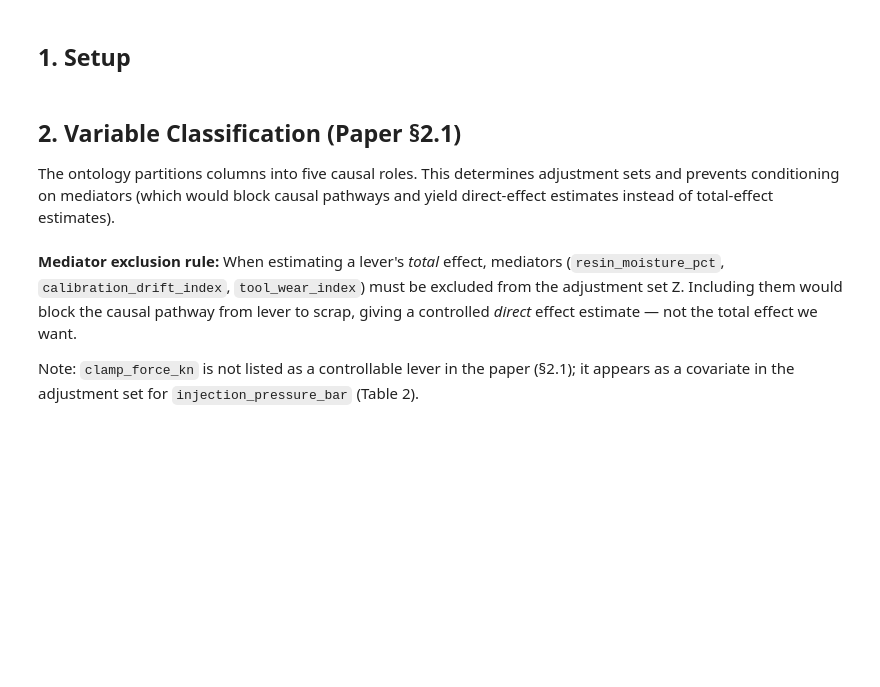
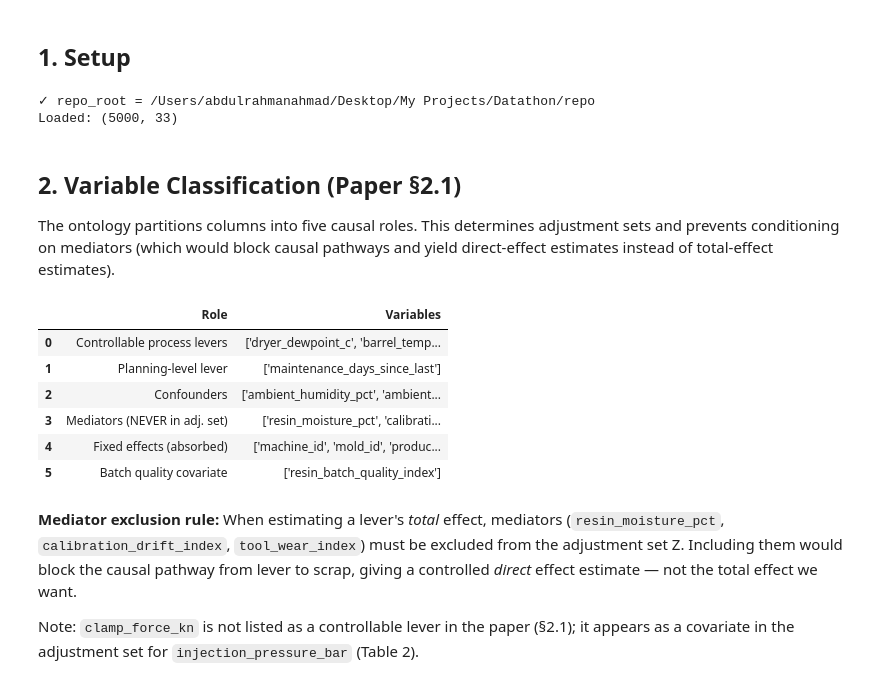
Before and after one commit to abdo2006-dev/datathon-CUB-2026, a Jupyter notebook: notebooks/02_dag_causal_analysis.ipynb, the cells around one changed output. Cells and saved outputs as stored; diff of their text form; code cells hidden in the pictures; blank space fills up the shorter version.

Commit message:
fixed notebooks not running + new figures generation

```diff
--- a/notebooks/02_dag_causal_analysis.ipynb
+++ b/notebooks/02_dag_causal_analysis.ipynb
@@ -12,7 +12,25 @@ of the paper. It produces the forest plot (Figure 1), the cooling-time sign-reve
 ## 1. Setup
 # %%
 import sys, os
-sys.path.insert(0, os.path.abspath(".."))
+from pathlib import Path
+
+try:
+    # VS Code exposes the notebook's own path
+    repo_root = str(Path(__vsc_ipynb_file__).parent.parent)
+except NameError:
+    # Fallback: walk up from cwd
+    _p = Path.cwd()
+    while _p != _p.parent:
+        if (_p / "src" / "utils.py").exists():
+            repo_root = str(_p); break
+        _p = _p.parent
+    else:
+        raise RuntimeError(f"Can't find repo root. CWD is: {Path.cwd()}")
+
+sys.path.insert(0, repo_root)
+os.chdir(repo_root)
+print(f"✓ repo_root = {repo_root}")
+
 import pandas as pd
 import numpy as np
 import matplotlib.pyplot as plt
@@ -21,13 +39,16 @@ warnings.filterwarnings("ignore")
 
 from src.utils import (load_data, PROCESS_LEVERS, PLANNING_LEVER,
                         ADJUSTMENT_SETS, FIXED_EFFECTS, CONFOUNDERS,
-                        MEDIATORS, PLANNING_LEVER, BATCH_QUALITY)
+                        MEDIATORS, BATCH_QUALITY)
 from src.causal_helpers import estimate_adjusted_effect, estimate_all_effects
 from src.plotting import plot_cooling_sign_reversal, plot_forest, plot_warpage_interaction
 
 pd.set_option("display.float_format", "{:.3f}".format)
 df = load_data()
 print(f"Loaded: {df.shape}")
+# %% [output]
+✓ repo_root = /Users/abdulrahmanahmad/Desktop/My Projects/Datathon/repo
+Loaded: (5000, 33)
 # %% [markdown]
 ## 2. Variable Classification (Paper §2.1)
 
@@ -37,13 +58,21 @@ estimates instead of total-effect estimates).
 # %%
 roles = pd.DataFrame([
     ("Controllable process levers",  str(PROCESS_LEVERS)),
     ("Planning-level lever",         str(PLANNING_LEVER)),
     ("Confounders",                  str(CONFOUNDERS)),
     ("Mediators (NEVER in adj. set)", str(MEDIATORS)),
     ("Fixed effects (absorbed)",     str(FIXED_EFFECTS)),
     ("Batch quality covariate",      str(BATCH_QUALITY)),
 ], columns=["Role", "Variables"])
-roles.style.set_properties(**{"text-align": "left"})
+roles
+# %% [output]
+|  | Role | Variables |
+| 0 | Controllable process levers | ['dryer_dewpoint_c', 'barrel_temp... |
+| 1 | Planning-level lever | ['maintenance_days_since_last'] |
+| 2 | Confounders | ['ambient_humidity_pct', 'ambient... |
+| 3 | Mediators (NEVER in adj. set) | ['resin_moisture_pct', 'calibrati... |
+| 4 | Fixed effects (absorbed) | ['machine_id', 'mold_id', 'produc... |
+| 5 | Batch quality covariate | ['resin_batch_quality_index'] |
 # %% [markdown]
 **Mediator exclusion rule:** When estimating a lever's *total* effect, mediators
 (`resin_moisture_pct`, `calibration_drift_index`, `tool_wear_index`) must be excluded from
```
Also changed, not shown: parts of 10 cells of this notebook, 9 other files.
